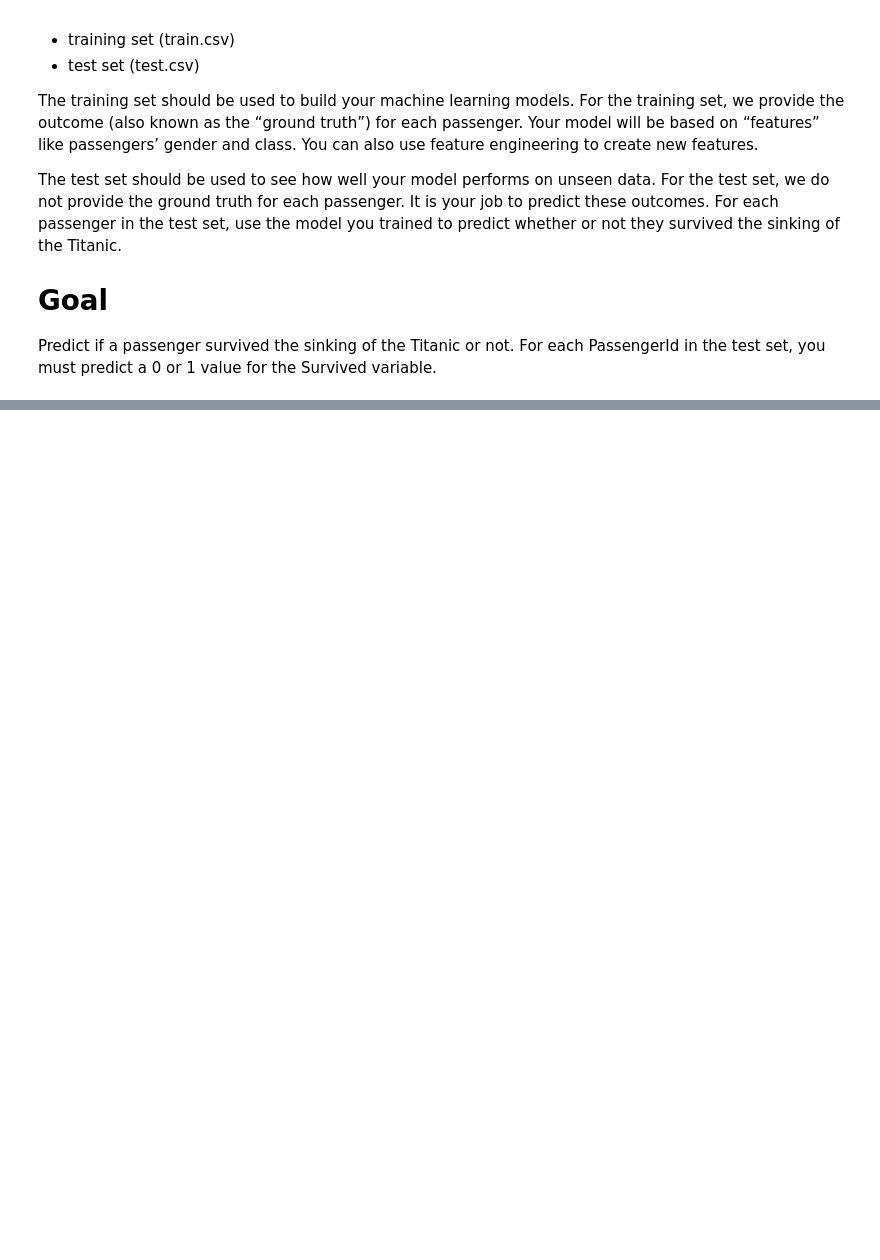
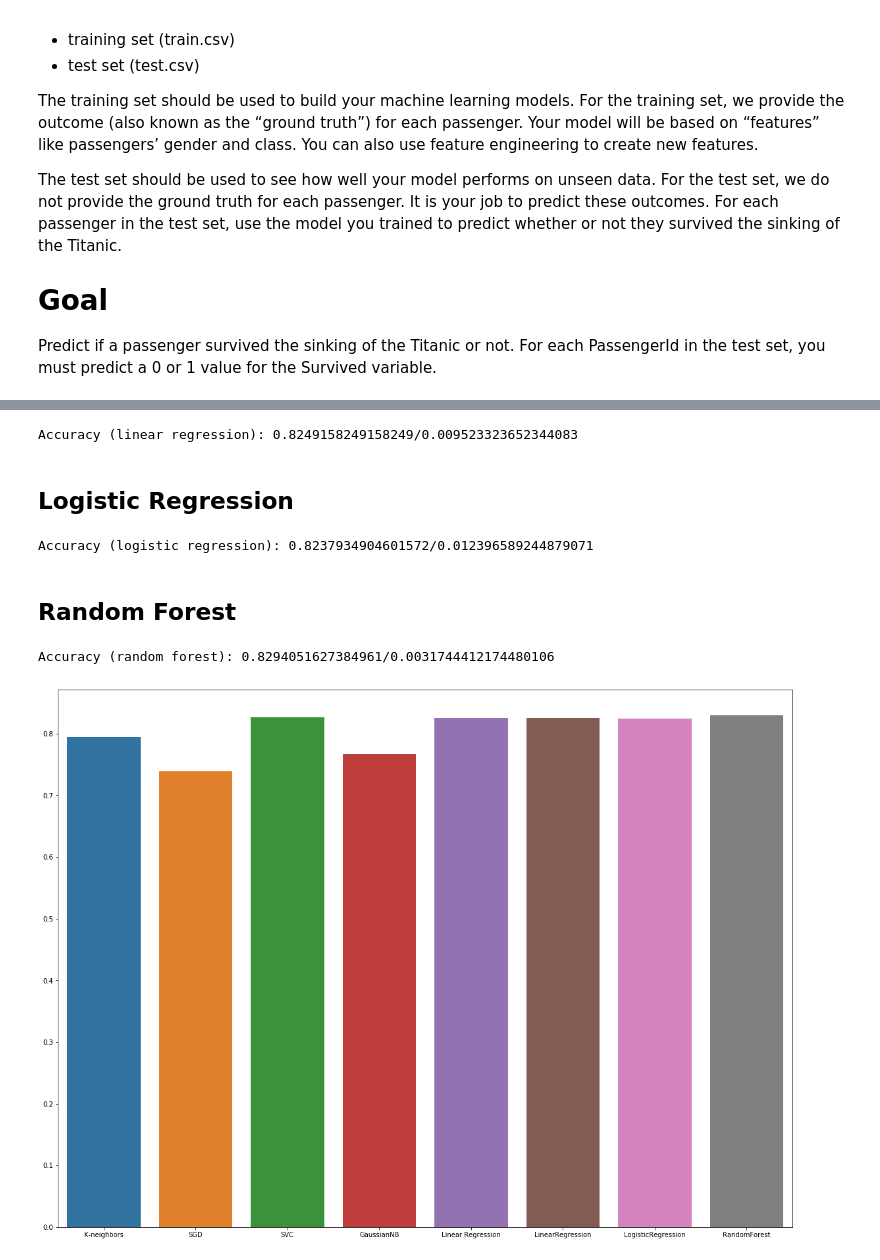
Before and after one commit to dmitriykel/kaggle-titanic, a Jupyter notebook: Titanic research and train.ipynb, the cells around one changed output, grey strips where cells are left out. Cells and saved outputs as stored; diff of their text form; code cells hidden in the pictures; blank space fills up the shorter version.

```diff
--- a/Titanic research and train.ipynb
+++ b/Titanic research and train.ipynb
@@ -97,0 +343,47 @@ Name: Pclass, dtype: int64
+# %%
+def linear_scorer(estimator, x, y):
+    scorer_predictions = estimator.predict(x)
+
+    scorer_predictions[scorer_predictions > 0.5] = 1
+    scorer_predictions[scorer_predictions <= 0.5] = 0
+
+    return metrics.accuracy_score(y, scorer_predictions)
+
+lnr_reg = LinearRegression()
+scores_all = cross_val_score(lnr_reg, train_data_scaled, train_data_transformed["Survived"], cv=skf, n_jobs=-1,
+                         scoring=linear_scorer)
+scores["LinearRegression"] = {"mean": scores_all.mean(), "std": scores_all.std()}
+print(f"Accuracy (linear regression): {scores_all.mean()}/{scores_all.std()}")
+# %% [output]
+Accuracy (linear regression): 0.8249158249158249/0.009523323652344083
+# %% [markdown]
+## Logistic Regression
+# %%
+log_reg = LogisticRegression(random_state=1)
+scores_all = cross_val_score(log_reg, train_data_scaled, train_data_transformed["Survived"], cv=skf, n_jobs=-1,
+                         scoring=linear_scorer)
+scores["LogisticRegression"] = {"mean": scores_all.mean(), "std": scores_all.std()}
+print(f"Accuracy (logistic regression): {scores_all.mean()}/{scores_all.std()}")
+# %% [output]
+Accuracy (logistic regression): 0.8237934904601572/0.012396589244879071
+# %% [markdown]
+## Random Forest
+# %%
+rand_frst = RandomForestClassifier(random_state=1, n_estimators=500, min_samples_split=8, min_samples_leaf=2)
+scores_all = cross_val_score(rand_frst, train_data_scaled, train_data_transformed["Survived"], cv=skf, n_jobs=-1)
+scores["RandomForest"] = {"mean": scores_all.mean(), "std": scores_all.std()}
+print(f"Accuracy (random forest): {scores_all.mean()}/{scores_all.std()}")
+# %% [output]
+Accuracy (random forest): 0.8294051627384961/0.0031744412174480106
+# %%
+means = []
+stds = []
+for value in scores.values():
+    means.append(value["mean"])
+    stds.append(value["std"])
+# %%
+plt.subplots(figsize=(20,15))
+sns.barplot(list(scores.keys()), means)
+plt.show()
+# %% [output]
+[figure, added]
```
Also changed, not shown: parts of 53 cells of this notebook, 1 other file.
